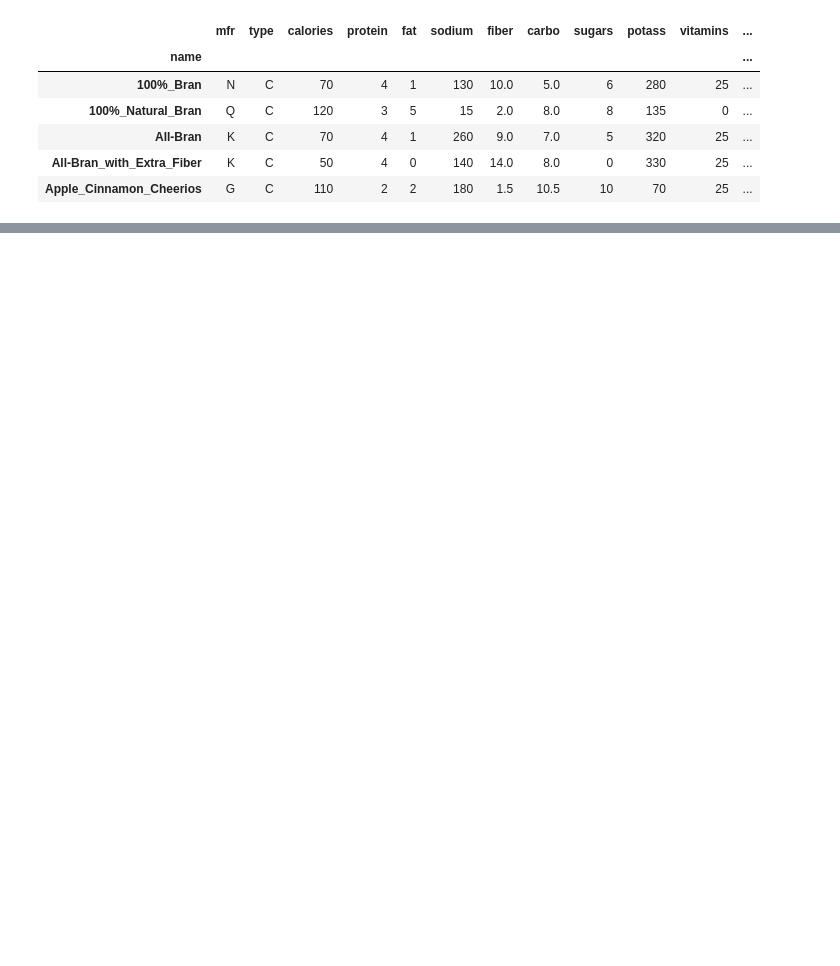
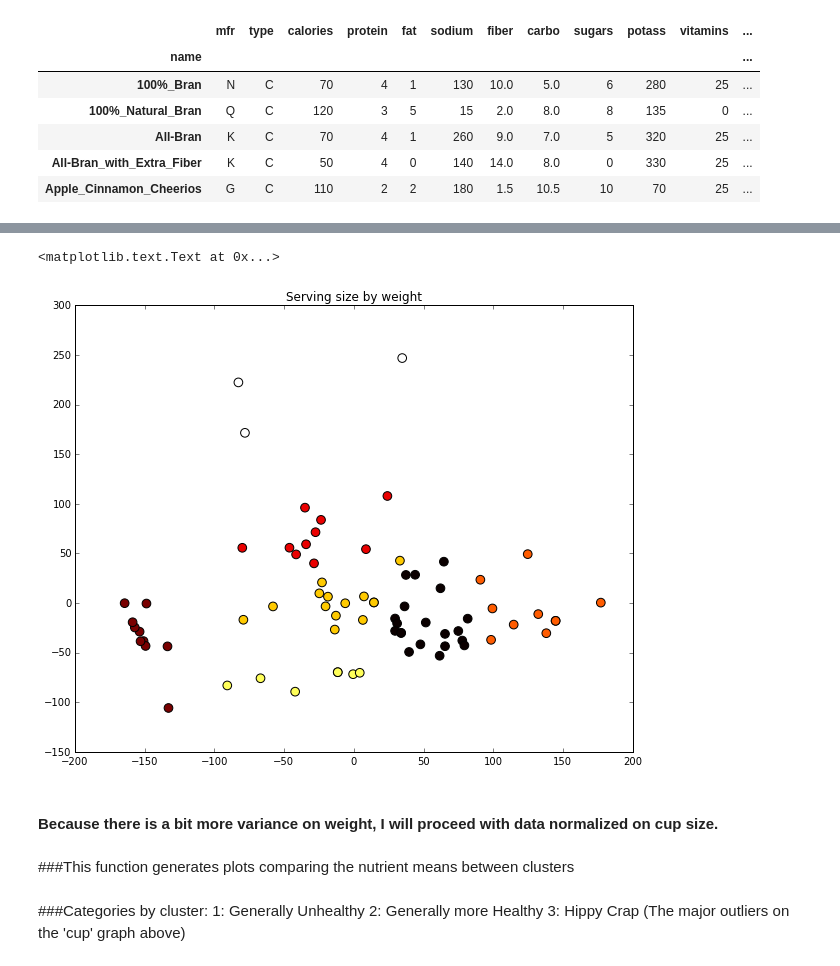
Before and after one commit to tiy-gvl-python/honey-nut-clusters, a Jupyter notebook: Clusters.ipynb, the cells around one changed output, grey strips where cells are left out. Cells and saved outputs as stored; diff of their text form; code cells hidden in the pictures; blank space fills up the shorter version.

```diff
--- a/Clusters.ipynb
+++ b/Clusters.ipynb
@@ -48,0 +99,19 @@ plt.scatter(kmeans.cluster_centers_[:,0], kmeans.cluster_centers_[:,1], alpha=.2
+# %%
+data_3p1 = data_3.multiply(data_3.normweight, axis =0)
+# %%
+data_3p2 = data_3p1.drop(['weight', 'normweight'], axis=1)
+# %%
+pca_3 = PCA()
+pca_3.fit(data_3p2)
+reduced_data_3 = pca_3.transform(data_3p2)
+# %%
+kmeans_3 = KMeans(7)
+pred_3 = kmeans_3.fit_predict(reduced_data_3)
+# %%
+plt.scatter(reduced_data_3[:, 0], reduced_data_3[:, 1], c=pred_3, s=75, cmap= 'hot')
+plt.title('Serving size by weight')
+# %% [output]
+<matplotlib.text.Text at 0x...>
+[figure, added]
+# %% [markdown]
+#### Because there is a bit more variance on weight, I will proceed with data normalized on cup size.
@@ -48,0 +130,2 @@ plt.scatter(kmeans.cluster_centers_[:,0], kmeans.cluster_centers_[:,1], alpha=.2
+# %% [markdown]
+###This function generates plots comparing the nutrient means between clusters
@@ -48,0 +144,5 @@ plt.scatter(kmeans.cluster_centers_[:,0], kmeans.cluster_centers_[:,1], alpha=.2
+# %% [markdown]
+###Categories by cluster:
+                       1: Generally Unhealthy
+                       2: Generally more Healthy
+                       3: Hippy Crap (The major outliers on the 'cup' graph above)
```
Also changed, not shown: parts of 45 cells of this notebook.
